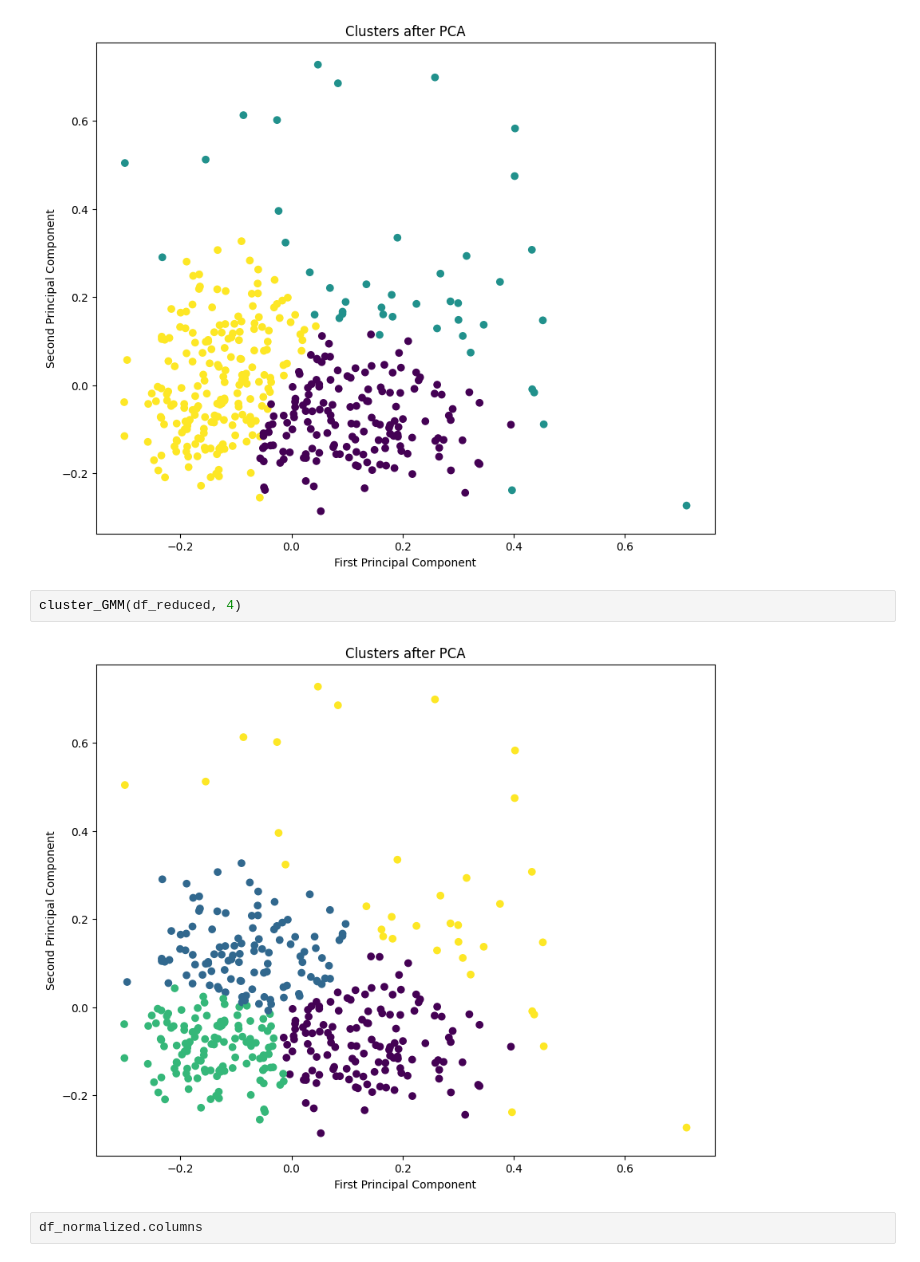
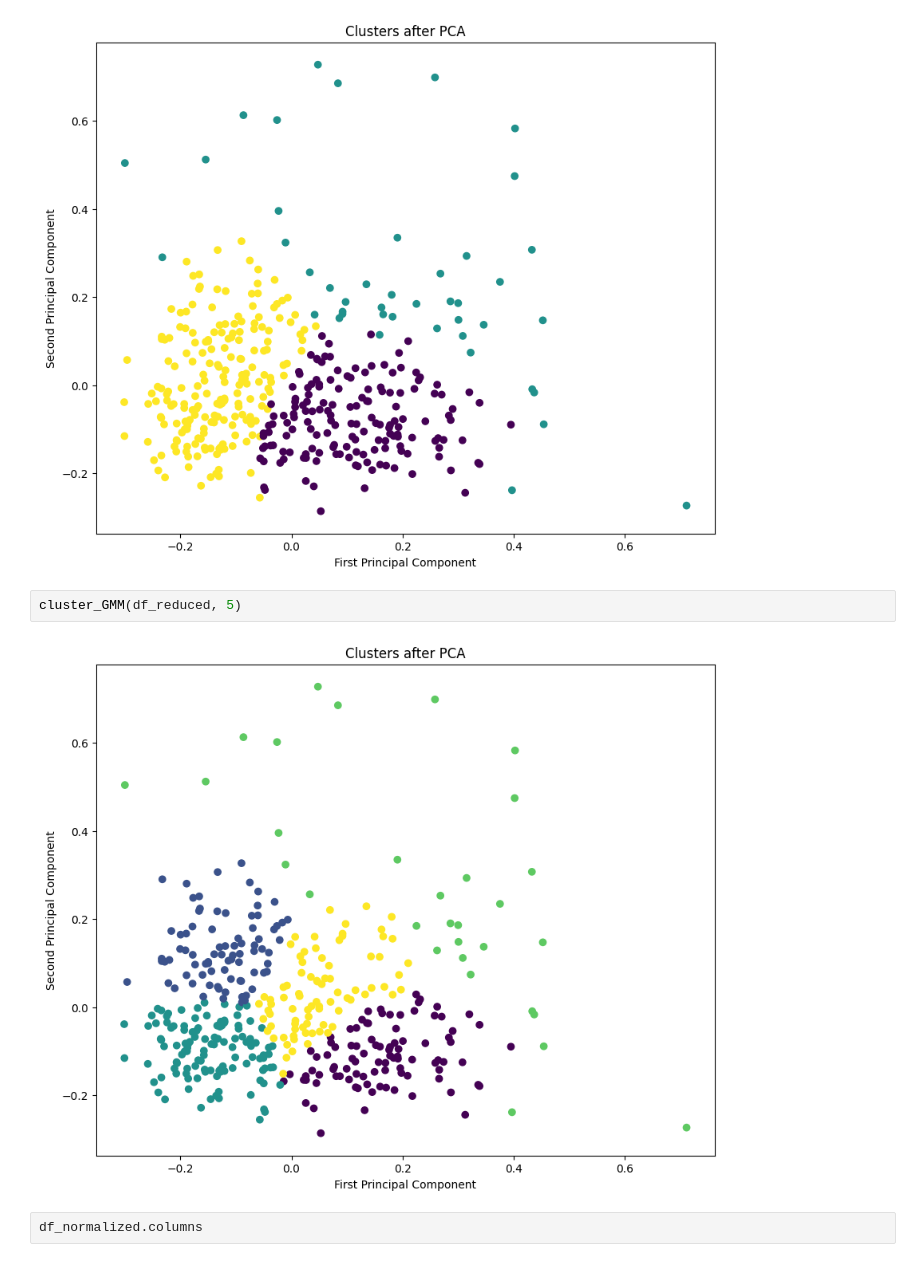
Before and after one commit to Purpup/COGS118B-Project, a Jupyter notebook: FinalProject.ipynb, the cells around one changed output. Saved outputs shown, nothing was run; the diff lists cells and outputs as text.

```diff
--- a/FinalProject.ipynb
+++ b/FinalProject.ipynb
@@ -427,9 +404,9 @@ cluster_GMM(df_reduced, 3)
 # %% [output]
 [figure]
 # %%
-cluster_GMM(df_reduced, 4)
+cluster_GMM(df_reduced, 5)
 # %% [output]
-[figure, old version]
+[figure, new version]
 # %%
 df_normalized.columns
 # %% [output]
```
Also changed, not shown: parts of 29 cells of this notebook.
